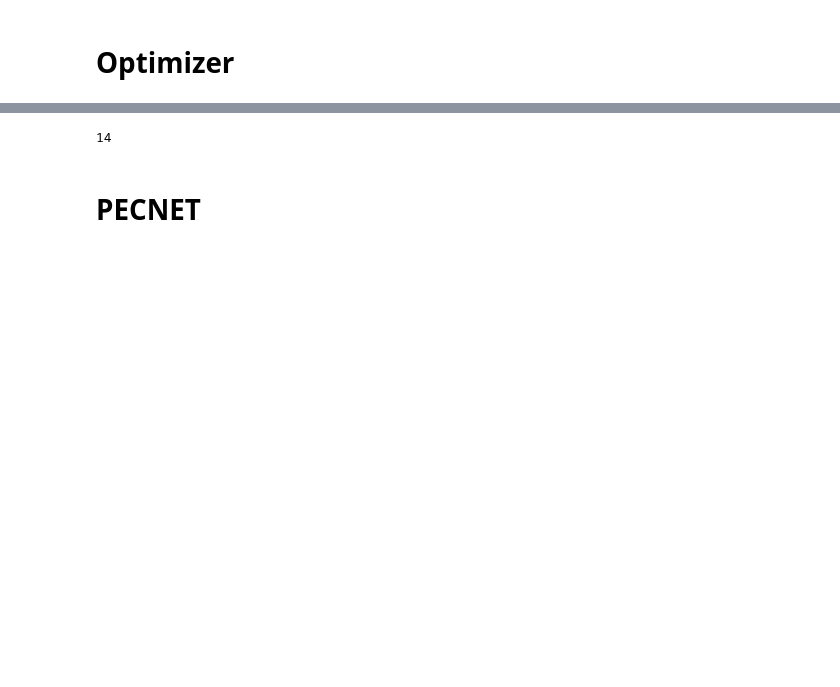
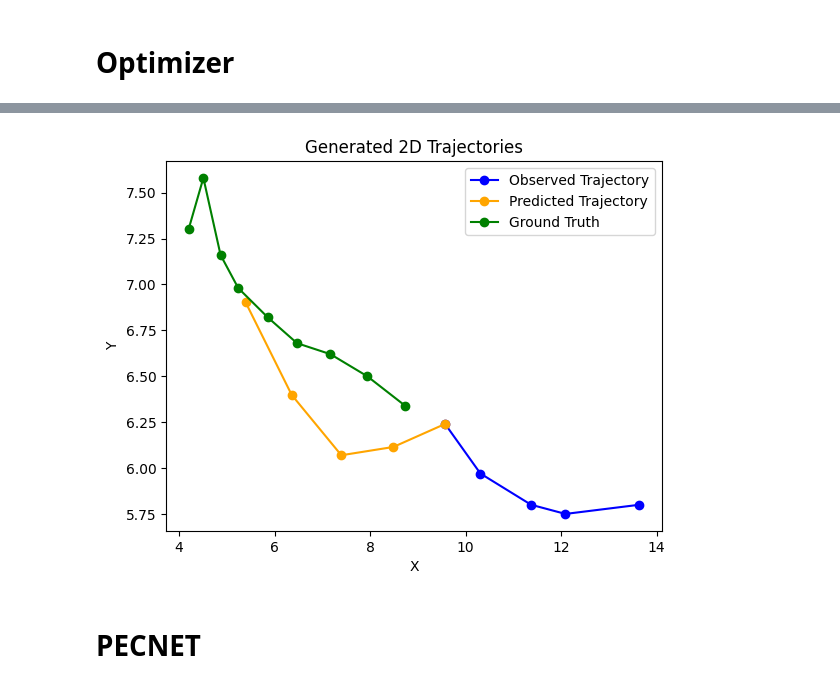
Before and after one commit to BlueOceanWave/cs512-human-trajectory-prediction, a Jupyter notebook: BOSampler_scratch.ipynb, the cells around one changed output, grey strips where cells are left out. Cells and saved outputs as stored; diff of their text form; code cells hidden in the pictures; blank space fills up the shorter version.

```diff
--- a/BOSampler_scratch.ipynb
+++ b/BOSampler_scratch.ipynb
@@ -226,7 +226,34 @@ plt.show()
-# %%
-len(t2)
-# %% [output]
-14
+# %%
+
+generator = Generator()
+
+t1 = [(8.46, 3.59), (9.57, 3.79), (10.67, 3.99), (11.73, 4.32), (12.81, 4.61)]
+t2 = [13.64, 5.8, 12.09, 5.75, 11.37, 5.8, 10.31, 5.97, 9.57, 6.24, 8.73, 6.34, 7.94, 6.5, 7.17, 6.62, 6.47, 6.68, 5.86, 6.82, 5.24, 6.98, 4.87, 7.16, 4.51, 7.58, 4.2, 7.3]
+t2 = list(zip(t2[::2], t2[1::2]))
+
+past_length = 5
+X = torch.tensor(t2[:past_length])  # Example observed trajectory points
+GT = torch.tensor(t2[past_length:])  # Ground truth
+
+z = torch.tensor(9)
+P = generator.predict(X, z)
+
+GT_np = GT.detach().numpy()
+X_np = X.detach().numpy()
+P_np = P.detach().numpy()
+plt.plot(X_np[:, 0], X_np[:, 1], marker='o', color="blue",  label=f'Observed Trajectory')
+plt.plot(P_np[:, 0], P_np[:, 1], marker='o', color="orange",  label=f'Predicted Trajectory')
+plt.plot(GT_np[:, 0], GT_np[:, 1], marker='o', color="green",  label=f'Ground Truth')
+
+plt.xlabel('X')
+plt.ylabel('Y')
+plt.title('Generated 2D Trajectories')
+handles, labels = plt.gca().get_legend_handles_labels()
+by_label = dict(zip(labels, handles))
+plt.legend(by_label.values(), by_label.keys())
+plt.show()
+# %% [output]
+[figure, added]
 # %% [markdown]
 # PECNET
 # %% [markdown]
```
Also changed, not shown: parts of 7 cells of this notebook.
